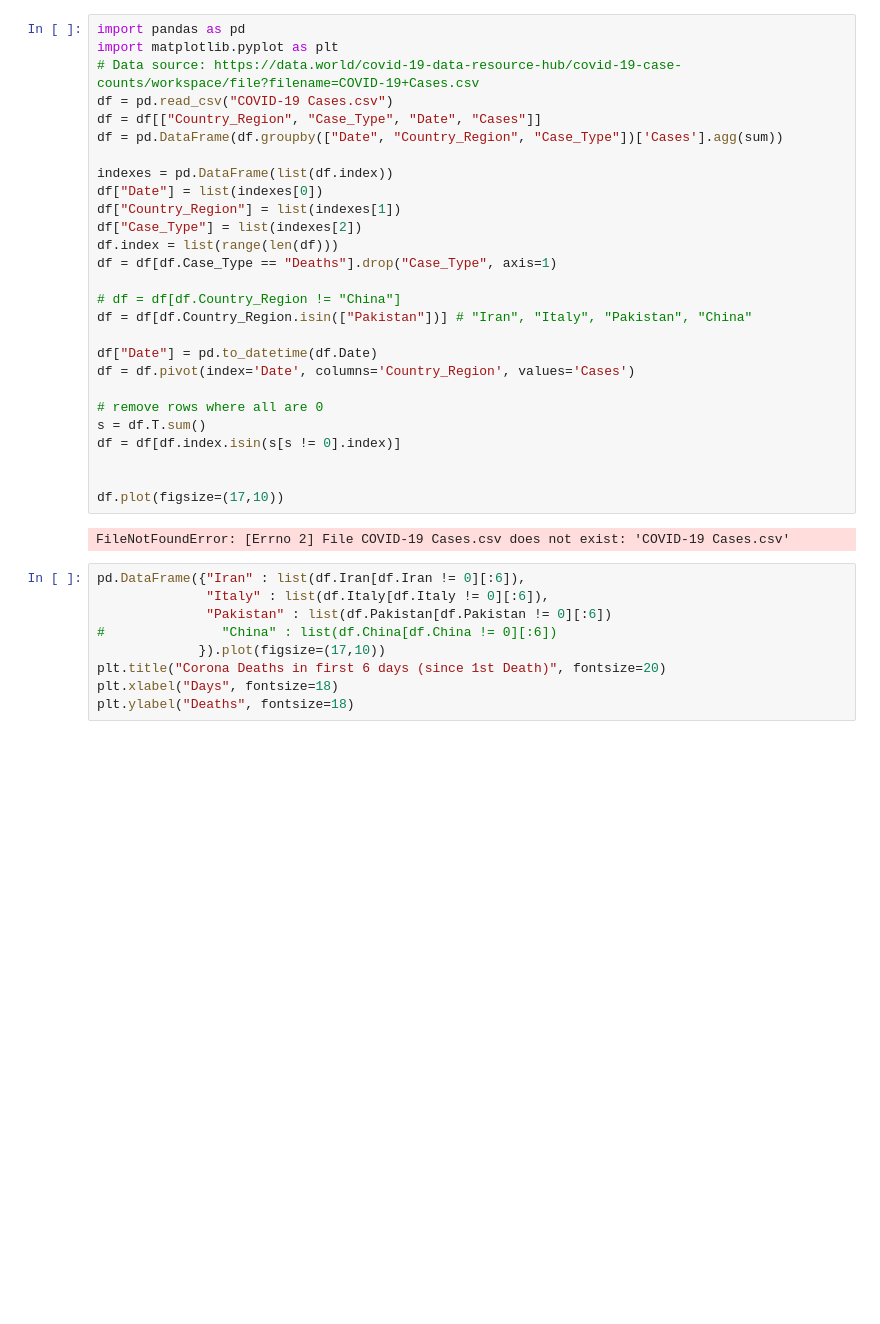
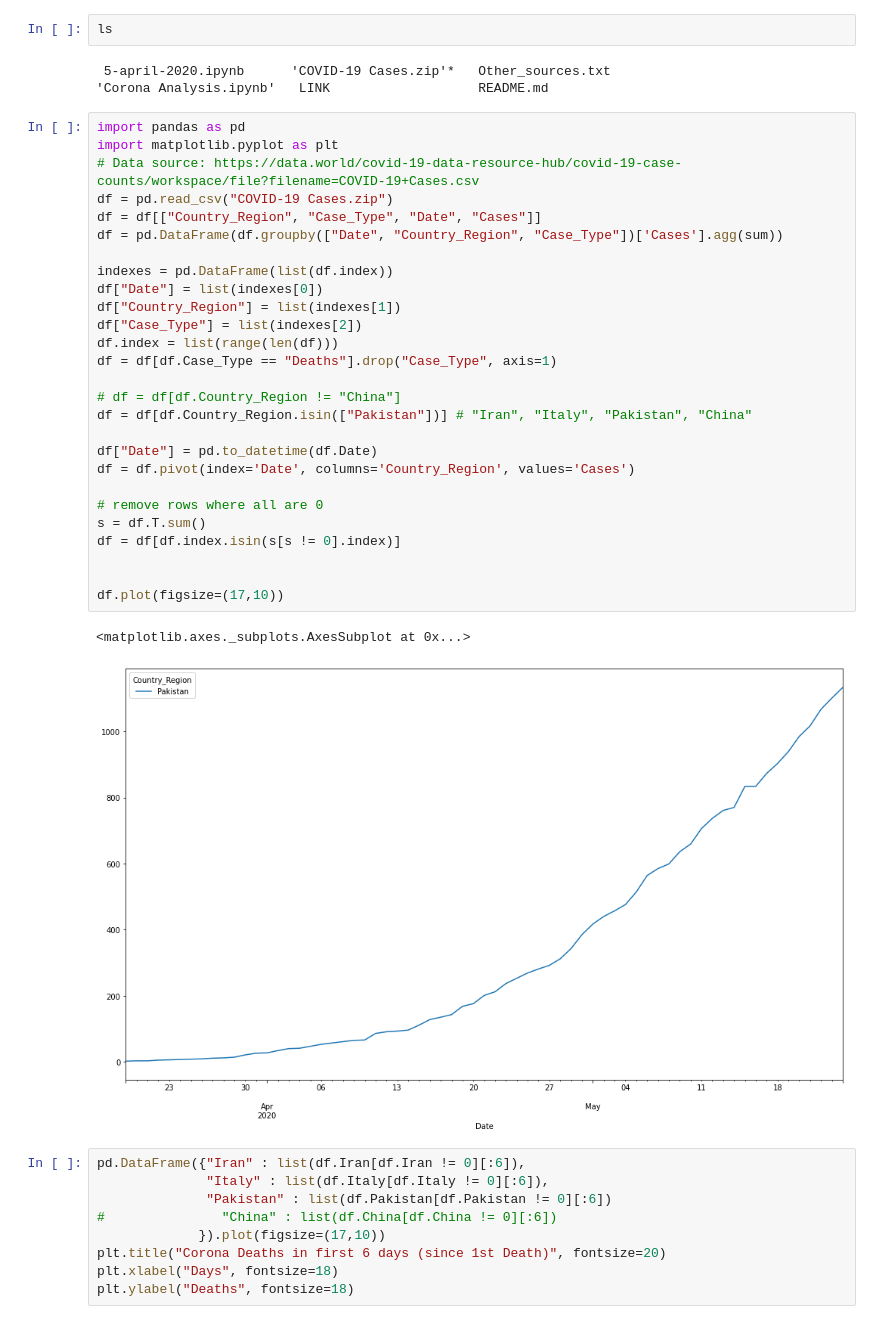
Before and after one commit to amirsaleem1990/Corona-Analysis, a Jupyter notebook: Corona Analysis.ipynb, the cells around one changed output. Cells and saved outputs as stored; diff of their text form; blank space fills up the shorter version.

```diff
--- a/Corona Analysis.ipynb
+++ b/Corona Analysis.ipynb
@@ -1,32 +1,38 @@
+# %%
+ls
+# %% [output]
+ 5-april-2020.ipynb      'COVID-19 Cases.zip'*   Other_sources.txt
+'Corona Analysis.ipynb'   LINK                   README.md
 # %%
 import pandas as pd
 import matplotlib.pyplot as plt
 # Data source: https://data.world/covid-19-data-resource-hub/covid-19-case-counts/workspace/file?filename=COVID-19+Cases.csv
-df = pd.read_csv("COVID-19 Cases.csv")
+df = pd.read_csv("COVID-19 Cases.zip")
 df = df[["Country_Region", "Case_Type", "Date", "Cases"]]
 df = pd.DataFrame(df.groupby(["Date", "Country_Region", "Case_Type"])['Cases'].agg(sum))
 
 indexes = pd.DataFrame(list(df.index))
 df["Date"] = list(indexes[0])
 df["Country_Region"] = list(indexes[1])
 df["Case_Type"] = list(indexes[2])
 df.index = list(range(len(df)))
 df = df[df.Case_Type == "Deaths"].drop("Case_Type", axis=1)
 
 # df = df[df.Country_Region != "China"]
 df = df[df.Country_Region.isin(["Pakistan"])] # "Iran", "Italy", "Pakistan", "China"
 
 df["Date"] = pd.to_datetime(df.Date)
 df = df.pivot(index='Date', columns='Country_Region', values='Cases')
 
 # remove rows where all are 0
 s = df.T.sum()
 df = df[df.index.isin(s[s != 0].index)]
 
 
 df.plot(figsize=(17,10))
 # %% [output]
-FileNotFoundError: [Errno 2] File COVID-19 Cases.csv does not exist: 'COVID-19 Cases.csv'
+<matplotlib.axes._subplots.AxesSubplot at 0x...>
+[figure, added]
 # %%
 pd.DataFrame({"Iran" : list(df.Iran[df.Iran != 0][:6]),
               "Italy" : list(df.Italy[df.Italy != 0][:6]),
```
